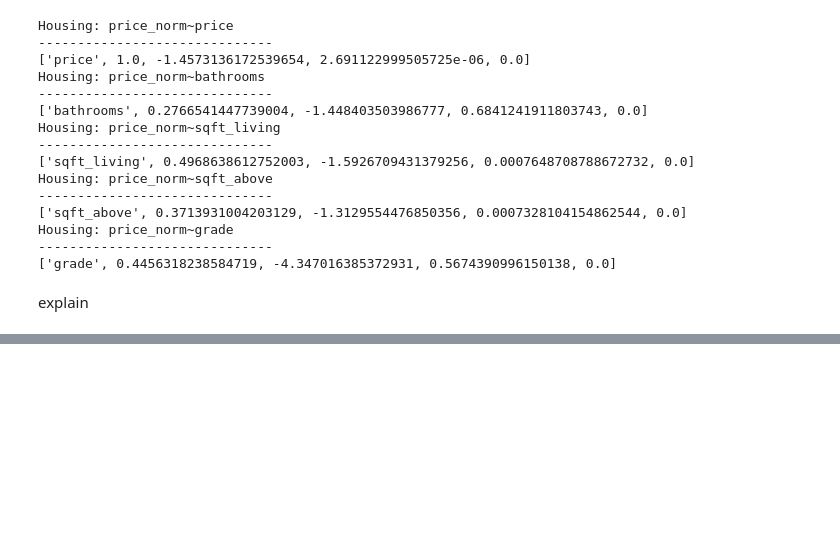
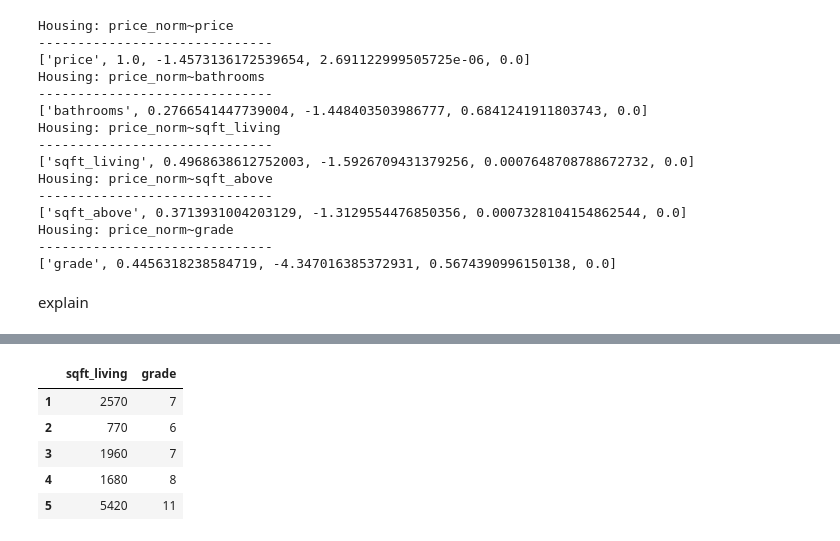
Before and after one commit to SarabiEventide/dsc-1-final-project-online-ds-sp-000, a Jupyter notebook: student_finalized.ipynb, the cells around one changed output, grey strips where cells are left out. Saved outputs shown, nothing was run; the diff lists cells and outputs as text; code cells hidden in the pictures; blank space fills up the shorter version.

```diff
--- a/student_finalized.ipynb
+++ b/student_finalized.ipynb
@@ -680,0 +691,11 @@ TypeError: 'DataFrame' object is not callable
+# %%
+y = df_final[['price']]
+X = df_final.drop(['price'], axis=1)
+X.head()
+# %% [output]
+|  | sqft_living | grade |
+| 1 | 2570 | 7 |
+| 2 | 770 | 6 |
+| 3 | 1960 | 7 |
+| 4 | 1680 | 8 |
+| 5 | 5420 | 11 |
```
Also changed, not shown: parts of 7 cells of this notebook.
